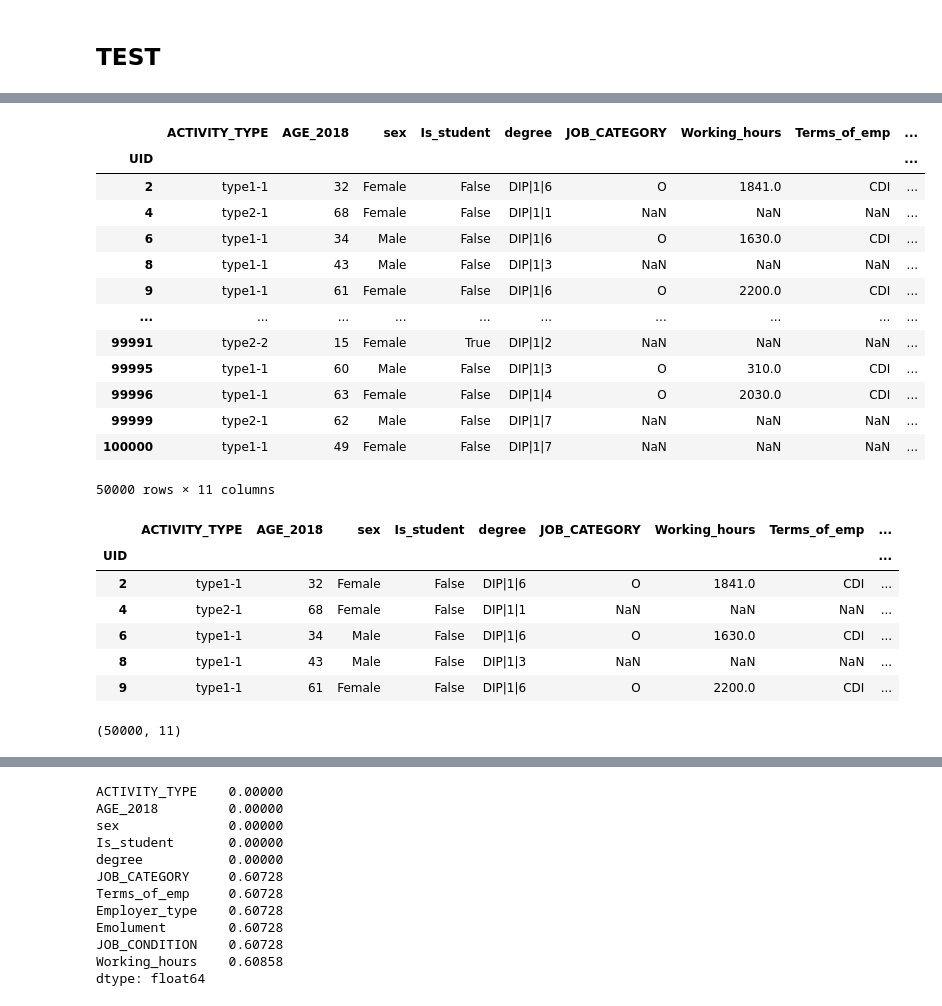
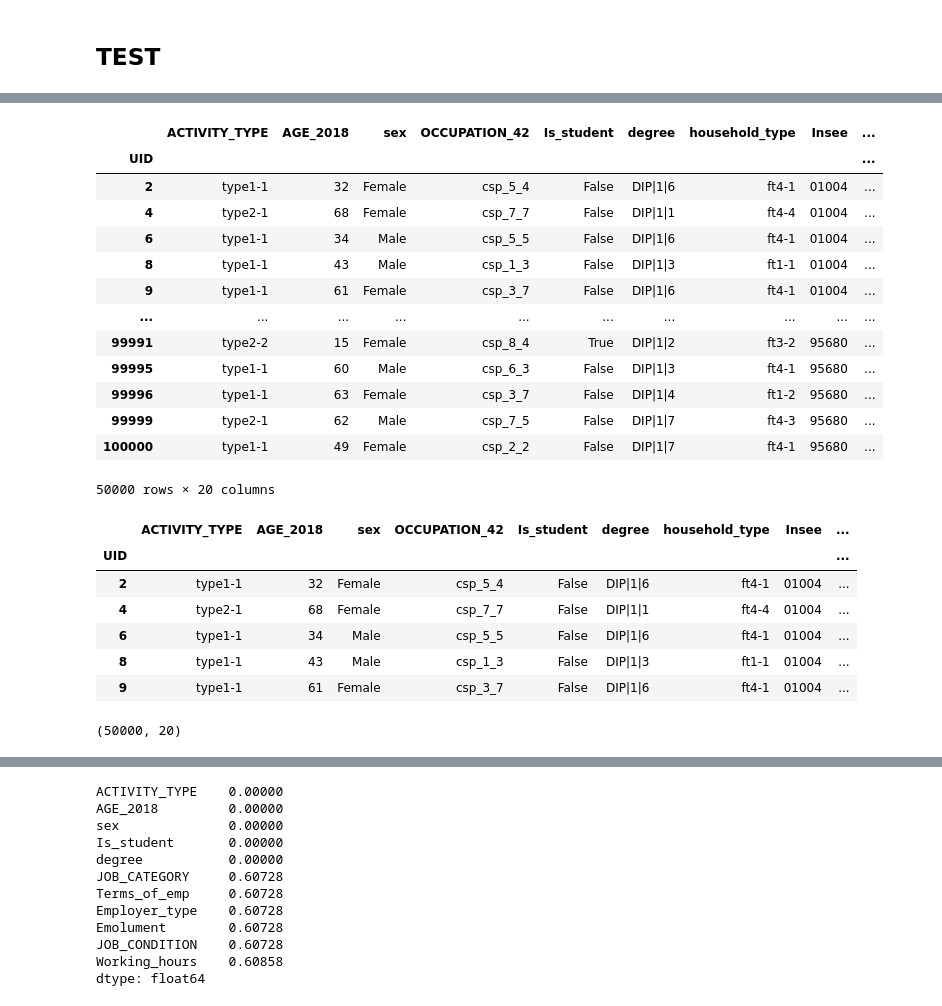
Before and after one commit to matardoky/ould-, a Jupyter notebook: Analyse et exploration des données .ipynb, the cells around one changed output, grey strips where cells are left out. Cells and saved outputs as stored; diff of their text form; code cells hidden in the pictures.

```diff
--- a/Analyse et exploration des données .ipynb
+++ b/Analyse et exploration des données .ipynb
@@ -452,34 +423,34 @@ df = df.drop(["OCCUPATION_42", "JOB_DEP","household_type", "Insee", "emp_contrac
 # %%
-df
+df = pd.concat(data, axis=1, ignore_index=False)
 # %% [output]
-|  | ACTIVITY_TYPE | AGE_2018 | sex | Is_student | degree | JOB_CATEGORY | Working_hours | Terms_of_emp | ... |
+|  | ACTIVITY_TYPE | AGE_2018 | sex | OCCUPATION_42 | Is_student | degree | household_type | Insee | ... |
 | UID |  |  |  |  |  |  |  |  | ... |
-| 2 | type1-1 | 32 | Female | False | DIP|1|6 | O | 1841.0 | CDI | ... |
-| 4 | type2-1 | 68 | Female | False | DIP|1|1 | NaN | NaN | NaN | ... |
-| 6 | type1-1 | 34 | Male | False | DIP|1|6 | O | 1630.0 | CDI | ... |
-| 8 | type1-1 | 43 | Male | False | DIP|1|3 | NaN | NaN | NaN | ... |
-| 9 | type1-1 | 61 | Female | False | DIP|1|6 | O | 2200.0 | CDI | ... |
+| 2 | type1-1 | 32 | Female | csp_5_4 | False | DIP|1|6 | ft4-1 | 01004 | ... |
+| 4 | type2-1 | 68 | Female | csp_7_7 | False | DIP|1|1 | ft4-4 | 01004 | ... |
+| 6 | type1-1 | 34 | Male | csp_5_5 | False | DIP|1|6 | ft4-1 | 01004 | ... |
+| 8 | type1-1 | 43 | Male | csp_1_3 | False | DIP|1|3 | ft1-1 | 01004 | ... |
+| 9 | type1-1 | 61 | Female | csp_3_7 | False | DIP|1|6 | ft4-1 | 01004 | ... |
 | ... | ... | ... | ... | ... | ... | ... | ... | ... | ... |
-| 99991 | type2-2 | 15 | Female | True | DIP|1|2 | NaN | NaN | NaN | ... |
-| 99995 | type1-1 | 60 | Male | False | DIP|1|3 | O | 310.0 | CDI | ... |
-| 99996 | type1-1 | 63 | Female | False | DIP|1|4 | O | 2030.0 | CDI | ... |
-| 99999 | type2-1 | 62 | Male | False | DIP|1|7 | NaN | NaN | NaN | ... |
-| 100000 | type1-1 | 49 | Female | False | DIP|1|7 | NaN | NaN | NaN | ... |
+| 99991 | type2-2 | 15 | Female | csp_8_4 | True | DIP|1|2 | ft3-2 | 95680 | ... |
+| 99995 | type1-1 | 60 | Male | csp_6_3 | False | DIP|1|3 | ft4-1 | 95680 | ... |
+| 99996 | type1-1 | 63 | Female | csp_3_7 | False | DIP|1|4 | ft1-2 | 95680 | ... |
+| 99999 | type2-1 | 62 | Male | csp_7_5 | False | DIP|1|7 | ft4-3 | 95680 | ... |
+| 100000 | type1-1 | 49 | Female | csp_2_2 | False | DIP|1|7 | ft4-1 | 95680 | ... |
-50000 rows × 11 columns
+50000 rows × 20 columns
 # %%
 df.head()
 # %% [output]
-|  | ACTIVITY_TYPE | AGE_2018 | sex | Is_student | degree | JOB_CATEGORY | Working_hours | Terms_of_emp | ... |
+|  | ACTIVITY_TYPE | AGE_2018 | sex | OCCUPATION_42 | Is_student | degree | household_type | Insee | ... |
 | UID |  |  |  |  |  |  |  |  | ... |
-| 2 | type1-1 | 32 | Female | False | DIP|1|6 | O | 1841.0 | CDI | ... |
-| 4 | type2-1 | 68 | Female | False | DIP|1|1 | NaN | NaN | NaN | ... |
-| 6 | type1-1 | 34 | Male | False | DIP|1|6 | O | 1630.0 | CDI | ... |
-| 8 | type1-1 | 43 | Male | False | DIP|1|3 | NaN | NaN | NaN | ... |
-| 9 | type1-1 | 61 | Female | False | DIP|1|6 | O | 2200.0 | CDI | ... |
+| 2 | type1-1 | 32 | Female | csp_5_4 | False | DIP|1|6 | ft4-1 | 01004 | ... |
+| 4 | type2-1 | 68 | Female | csp_7_7 | False | DIP|1|1 | ft4-4 | 01004 | ... |
+| 6 | type1-1 | 34 | Male | csp_5_5 | False | DIP|1|6 | ft4-1 | 01004 | ... |
+| 8 | type1-1 | 43 | Male | csp_1_3 | False | DIP|1|3 | ft1-1 | 01004 | ... |
+| 9 | type1-1 | 61 | Female | csp_3_7 | False | DIP|1|6 | ft4-1 | 01004 | ... |
 # %%
 df.shape
 # %% [output]
-(50000, 11)
+(50000, 20)
 # %%
 df.dtypes.value_counts()
 # %% [output]
```
Also changed, not shown: parts of 7 cells of this notebook, 1 other file.
